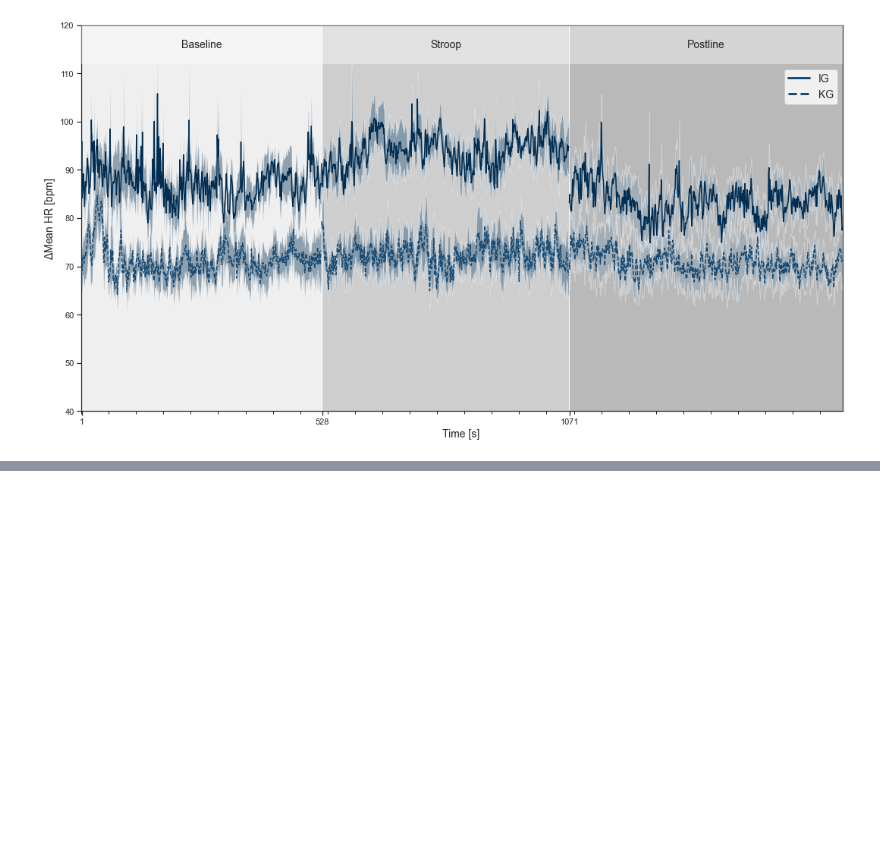
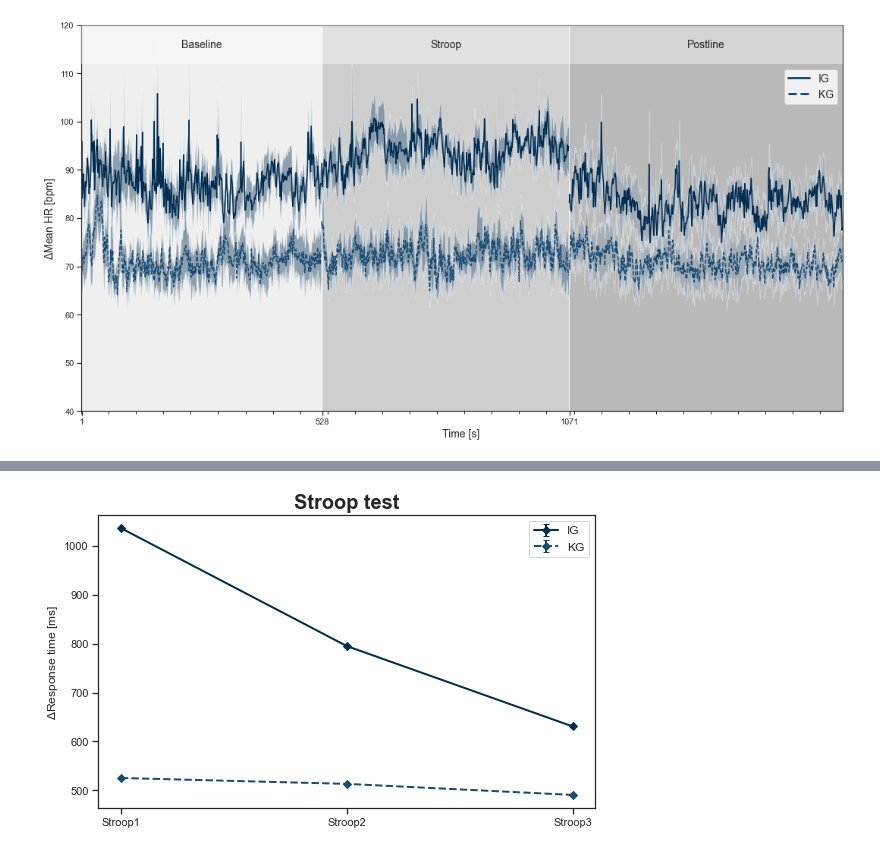
Before and after one commit to mad-lab-fau/BioPsyKit, a Jupyter notebook: examples/STROOP_Example.ipynb, the cells around one changed output, grey strips where cells are left out. Saved outputs shown, nothing was run; the diff lists cells and outputs as text; code cells hidden in the pictures; blank space fills up the shorter version.

```diff
--- a/examples/STROOP_Example.ipynb
+++ b/examples/STROOP_Example.ipynb
@@ -179,0 +101,3 @@ df_stroop_mean
+# %%
+#split dict stroop into groups
+dict_stroop_groups = stroop.split_groups_stroop(dict_stroop, condition_dict)
@@ -179,0 +122,4 @@ df_stroop_mean
+# %%
+#get mean response time and proportional correct answers of each participant per condition
+df_stroop_groups = stroop.get_stroop_dataframe(dict_stroop=dict_stroop_groups, is_group_dict=True)
+df_stroop_groups
@@ -179,0 +158,2 @@ df_stroop_mean
+# %%
+stroop_mean_group = stroop.stroop_mean(df_stroop_groups, True)
@@ -179,0 +171,4 @@ df_stroop_mean
+# %%
+stroop.plot_stroop(stroop_mean_group, is_group_dict=True, variable='meanRT')
+# %% [output]
+[figure, added]
```
Also changed, not shown: parts of 24 cells of this notebook, 1 other file.
